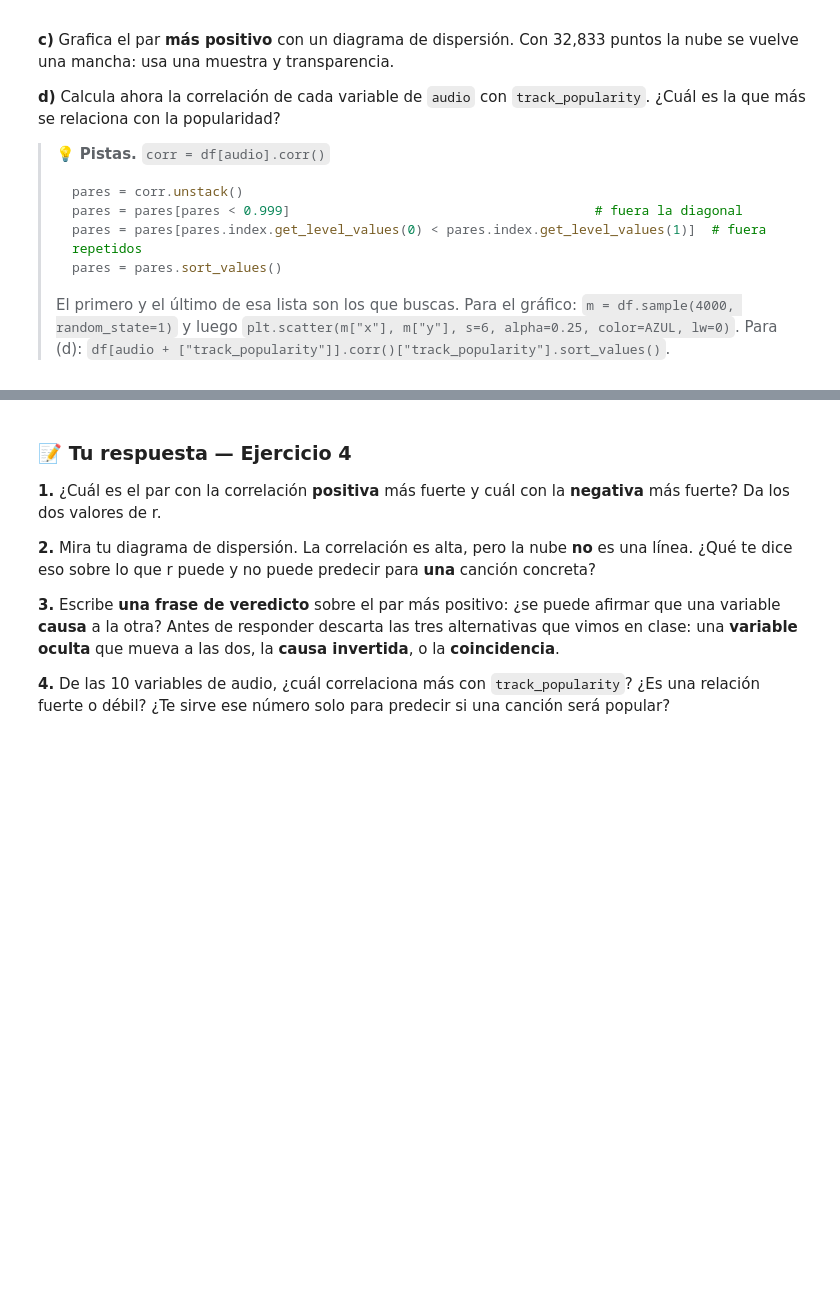
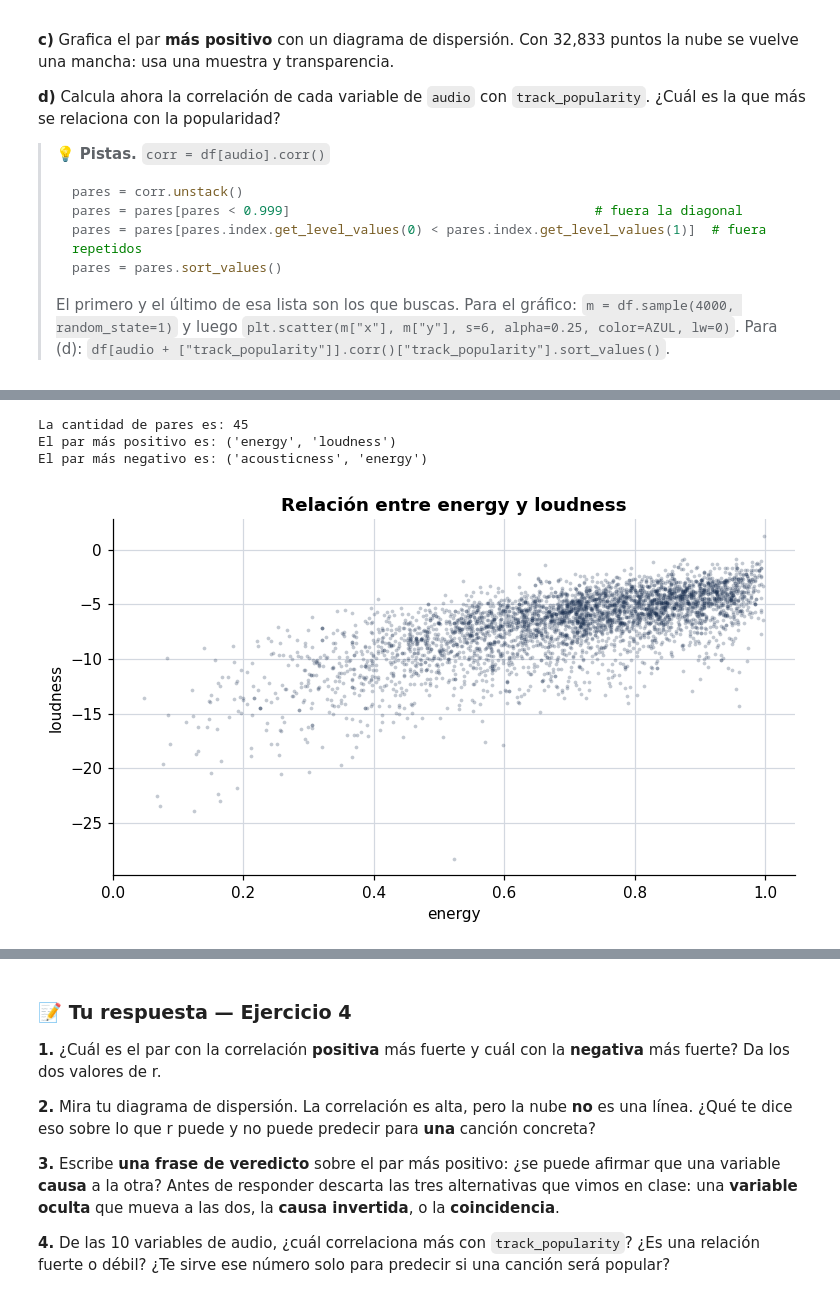
Before and after one commit to syltaer-utp/s100-tareas, a Jupyter notebook: S100_PS1_Aparicio.ipynb, the cells around one changed output, grey strips where cells are left out. Saved outputs shown, nothing was run; the diff lists cells and outputs as text; code cells hidden in the pictures; blank space fills up the shorter version.

```diff
--- a/S100_PS1_Aparicio.ipynb
+++ b/S100_PS1_Aparicio.ipynb
@@ -345,13 +345,5 @@ Con 32,833 puntos la nube se vuelve una mancha: usa una muestra y transparencia.
 > Para (d): `df[audio + ["track_popularity"]].corr()["track_popularity"].sort_values()`.
 # %%
 # a) Matriz de correlación
-corr = ...
-
-
-# b) Lista de pares ordenada: el más positivo y el más negativo
-
-
-# c) Diagrama de dispersión del par más positivo
-
-
-# d) Correlación de cada variable de audio con track_popularity
+corr = df[audio].corr()
+corr
@@ -357,0 +362,25 @@ corr = ...
+# %%
+# b) Lista de pares ordenada: el más positivo y el más negativo
+pares = corr.unstack()
+pares = pares[pares < 0.999]
+pares = pares[pares.index.get_level_values(0) < pares.index.get_level_values(1)]
+pares = pares.sort_values()
+print("La cantidad de pares es:", len(pares))
+print("El par más positivo es:", pares.index[-1])
+print("El par más negativo es:", pares.index[0])
+# %% [output]
+La cantidad de pares es: 45
+El par más positivo es: ('energy', 'loudness')
+El par más negativo es: ('acousticness', 'energy')
+# %%
+# c) Diagrama de dispersión del par más positivo
+x = pares.index[-1][0]
+y = pares.index[-1][1]
+m = df.sample(4000, random_state=1)
+plt.scatter(m[x], m[y], s=6, alpha=0.25, color=AZUL, lw=0)
+plt.xlabel(x)
+plt.ylabel(y)
+plt.title(f"Relación entre {x} y {y}")
+plt.show()
+# %% [output]
+[figure, added]
```
Also changed, not shown: parts of 2 cells of this notebook.
